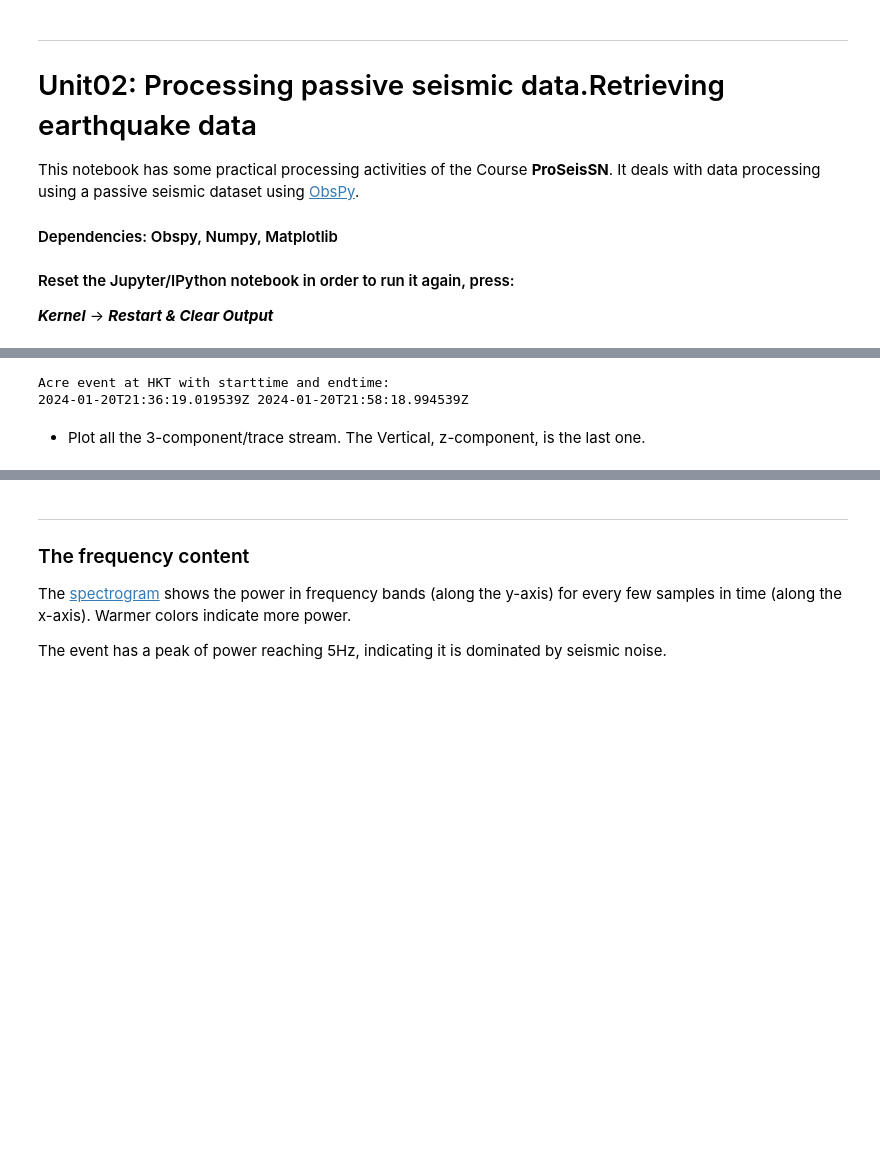
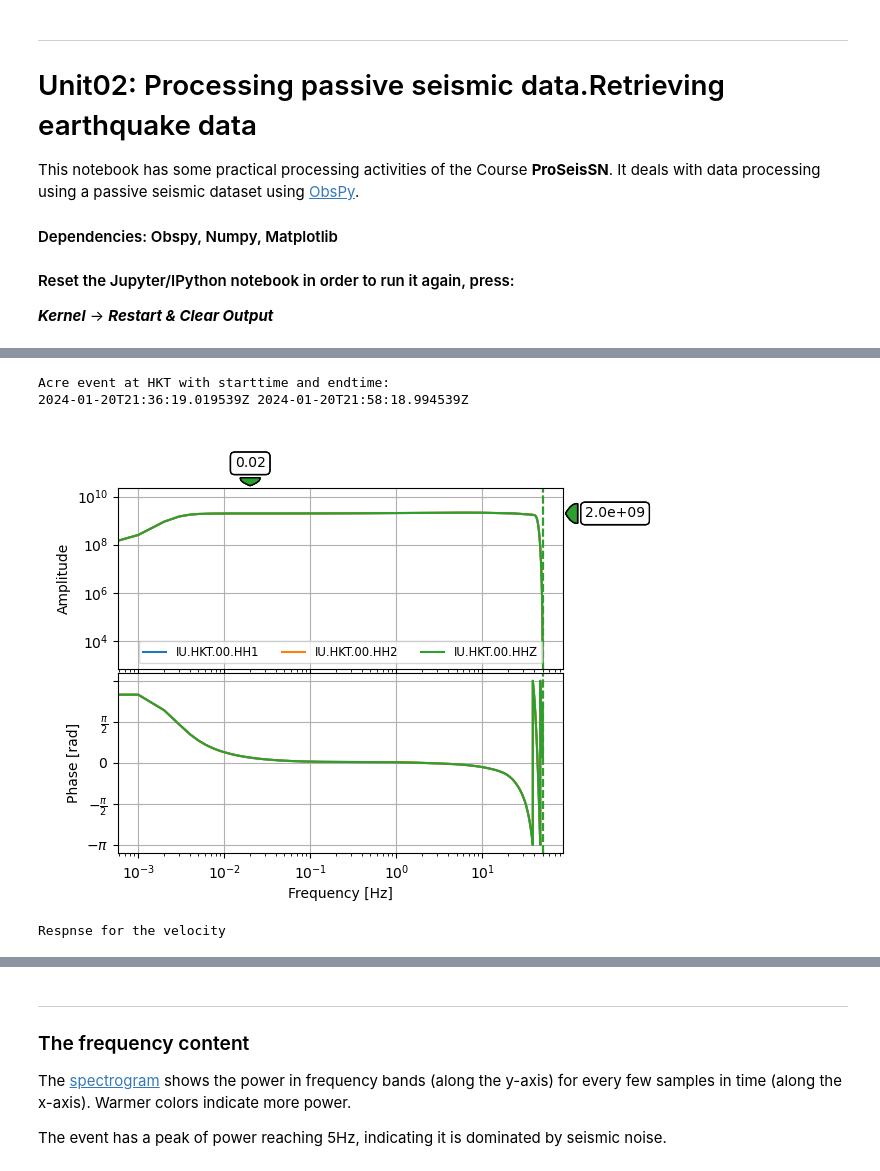
Before and after one commit to jandyr/ProSeisSN, a Jupyter notebook: Unit02/Nbk02.ipynb, the cells around one changed output, grey strips where cells are left out. Saved outputs shown, nothing was run; the diff lists cells and outputs as text; code cells hidden in the pictures; blank space fills up the shorter version.

```diff
--- a/Unit02/Nbk02.ipynb
+++ b/Unit02/Nbk02.ipynb
@@ -83,30 +87,37 @@ Of the 149 stations operational during the event, select station IU HKT, distant
 # %%
 # Specify event's start and end times
 starttime = UTCDateTime("2024-01-20T21:37:19.019539Z") - 60
 endtime = UTCDateTime("2024-01-20T21:58:18.994539Z")
 print('Acre event at HKT with starttime and endtime:')
 print(starttime, endtime)
 
 # Use wildcards to select all three HH* channels
 net = "IU"
 sta = "HKT"
-loc = "00"
+loc = "00"     #1st set of sensors
 chan = "HH*"
 
 # Specify client. Opt:from obspy.clients.earthworm import Client
 # Get waveforms with instrument response into a stream
 # List of ObsPy clients: clients = ["IRIS", "NCEDC", "USGS", "GEONET", "RESIF", "INGV", "BGR", "ODC", "SCEDC"]
 try:
-  client = Client("IRIS")
-  st0 = client.get_waveforms(net, sta, loc, chan, starttime, endtime, attach_response = True)
+# Download the data with the instrument response
+    client = Client("IRIS")
+    st0 = client.get_waveforms(net, sta, loc, chan, starttime, endtime, attach_response = True)
+
+# Download the station/instrument information. Plot the velocity.
+    sensor = client.get_stations(network=net, station=sta, channel=chan, loc=loc,
+                     level="response",
+                     starttime=starttime, endtime=endtime)
+    sensor.plot_response(min_freq=0.001, output="VEL");
+    print("Respnse for the velocity")
 except FDSNException:
-  print(f"Chosen client is not working.")
-  from obspy.clients.earthworm import Client
-  client = Client("ETH")
-  st0 = client.get_waveforms(net, sta, loc, chan, starttime, endtime, attach_response = True)
+    print(f"Chosen client is not working.")
+    from obspy.clients.earthworm import Client
+    client = Client("ETH")
+    st0 = client.get_waveforms(net, sta, loc, chan, starttime, endtime, attach_response = True)
 # %% [output]
 Acre event at HKT with starttime and endtime:
 2024-01-20T21:36:19.019539Z 2024-01-20T21:58:18.994539Z
+[figure, added]
+Respnse for the velocity
-# %% [markdown]
-
-- Plot all the 3-component/trace stream. The Vertical, z-component, is the last one.
```
Also changed, not shown: parts of 6 cells of this notebook.
